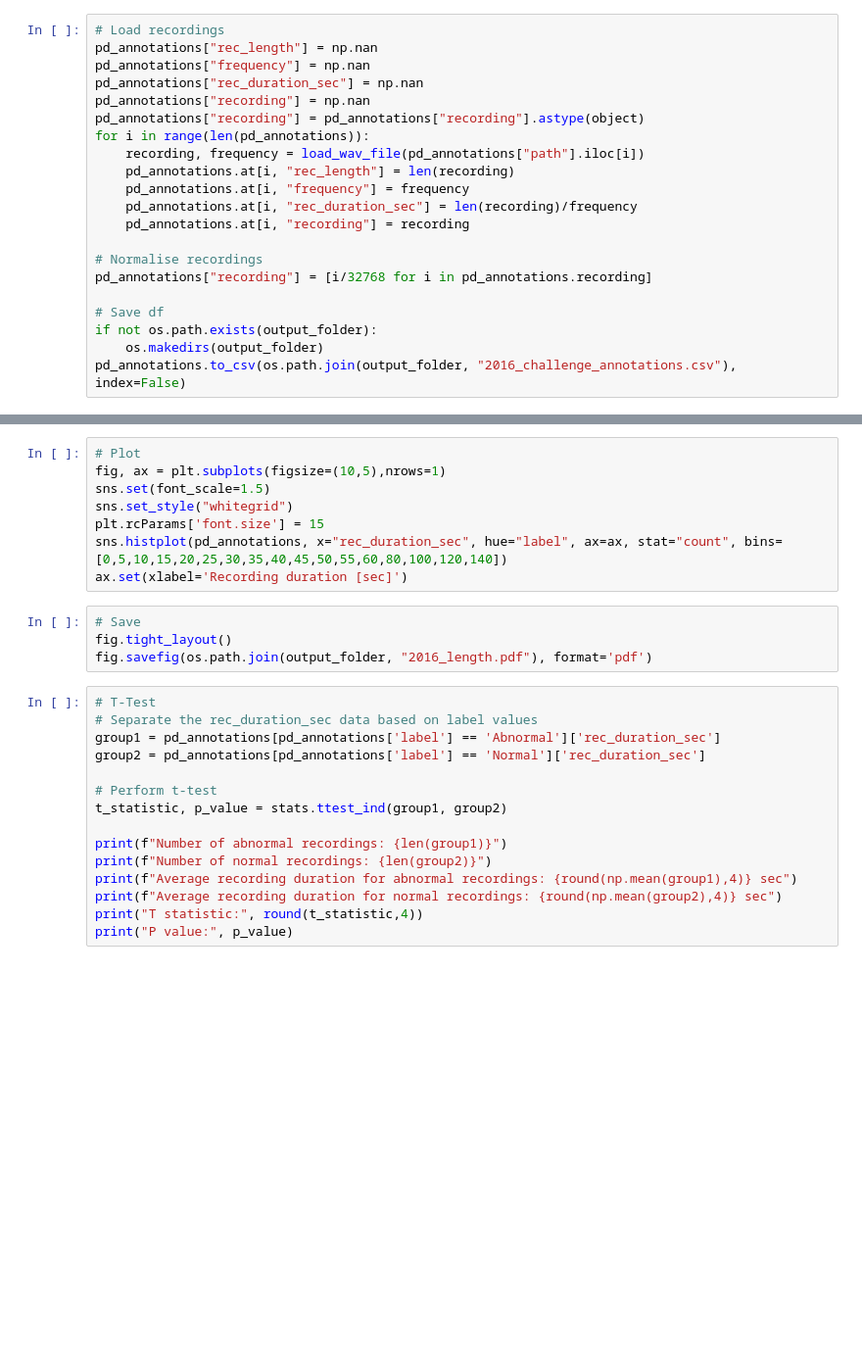
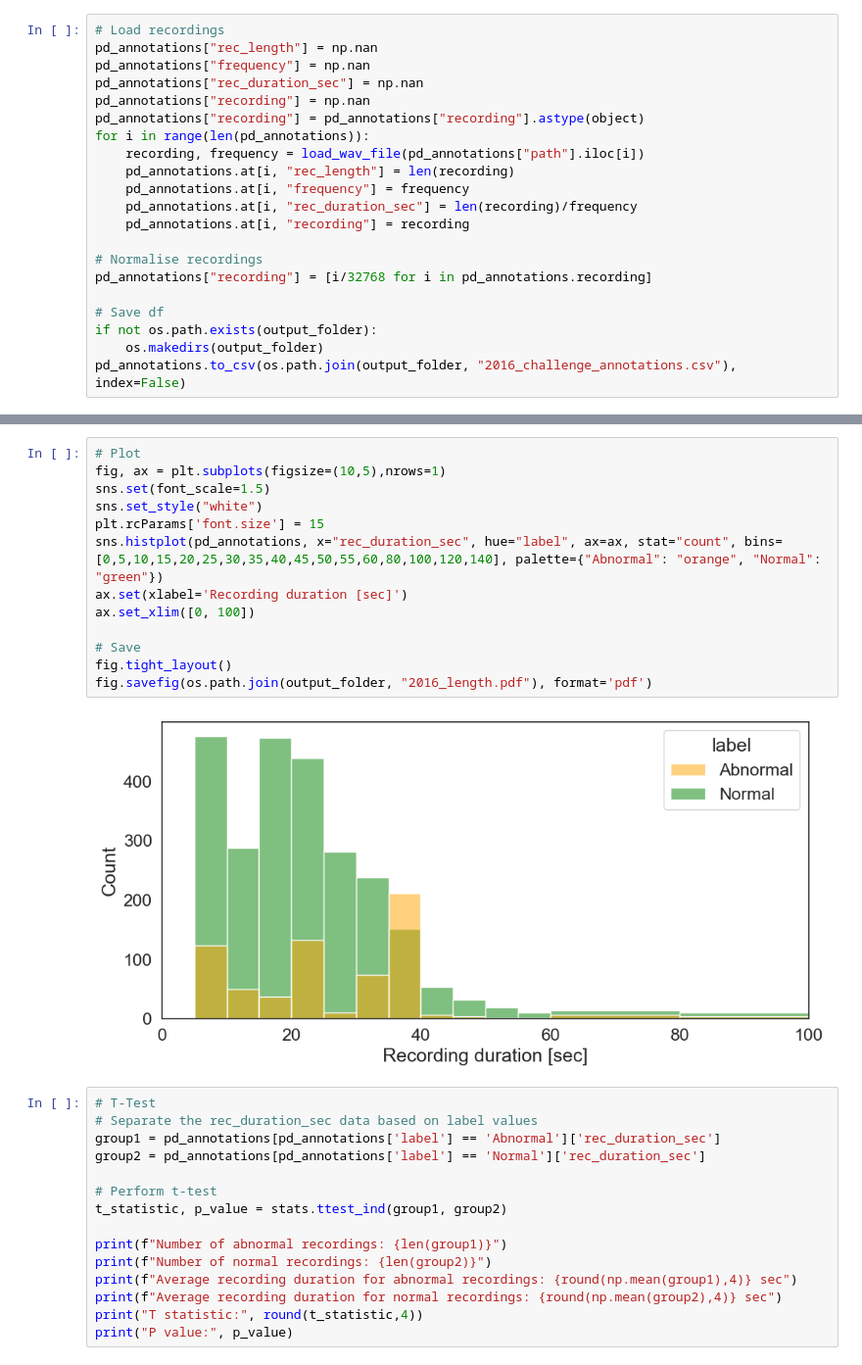
Before and after one commit to Benjamin-Walker/heart-murmur-detection, a Jupyter notebook: data_analysis.ipynb, the cells around one changed output, grey strips where cells are left out. Shown at 98% size. Saved outputs shown, nothing was run; the diff lists cells and outputs as text; blank space fills up the shorter version.

```diff
--- a/data_analysis.ipynb
+++ b/data_analysis.ipynb
@@ -382,15 +489,18 @@ pd_annotations[pd_annotations["rec_duration_sec"]>100]["rec_duration_sec"].descr
 # %%
 # Plot
 fig, ax = plt.subplots(figsize=(10,5),nrows=1)
 sns.set(font_scale=1.5)
-sns.set_style("whitegrid")
+sns.set_style("white")
 plt.rcParams['font.size'] = 15
-sns.histplot(pd_annotations, x="rec_duration_sec", hue="label", ax=ax, stat="count", bins=[0,5,10,15,20,25,30,35,40,45,50,55,60,80,100,120,140])
+sns.histplot(pd_annotations, x="rec_duration_sec", hue="label", ax=ax, stat="count", bins=[0,5,10,15,20,25,30,35,40,45,50,55,60,80,100,120,140], palette={"Abnormal": "orange", "Normal": "green"})
 ax.set(xlabel='Recording duration [sec]')
+ax.set_xlim([0, 100])
+
+# Save
+fig.tight_layout()
+fig.savefig(os.path.join(output_folder, "2016_length.pdf"), format='pdf')
+# %% [output]
+[figure, added]
-# %%
-# Save
-fig.tight_layout()
-fig.savefig(os.path.join(output_folder, "2016_length.pdf"), format='pdf')
 # %%
 # T-Test
 # Separate the rec_duration_sec data based on label values
```
Also changed, not shown: parts of 17 cells of this notebook.
